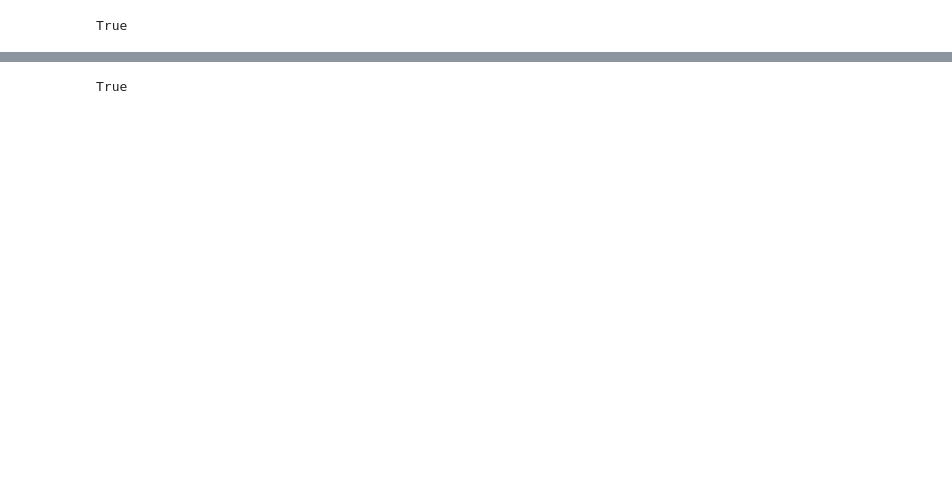
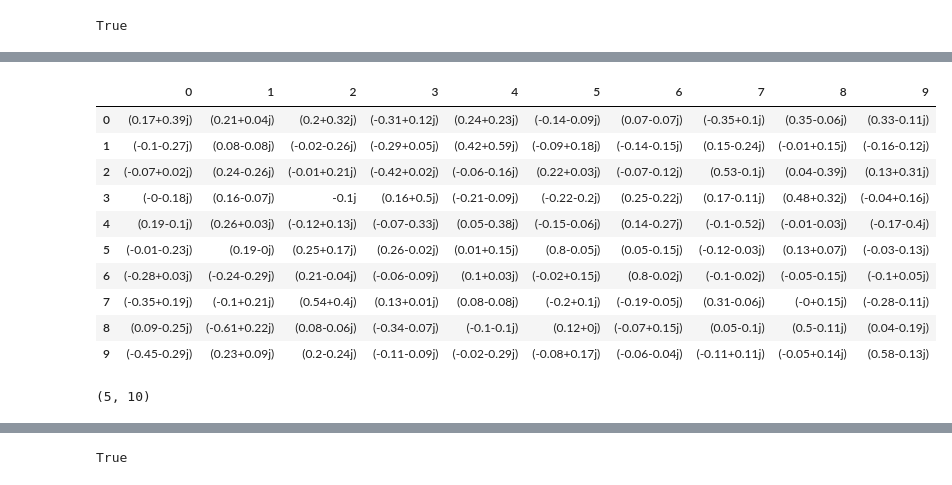
Before and after one commit to yang-zhang/numerical-linear-algebra, a Jupyter notebook: nbs/svd_scipy_numpy.ipynb, the cells around one changed output, grey strips where cells are left out. Drawn from its saved outputs; the diff is of its cells as text; code cells hidden in the pictures; blank space fills up the shorter version.

```diff
--- a/nbs/svd_scipy_numpy.ipynb
+++ b/nbs/svd_scipy_numpy.ipynb
@@ -60,0 +138,5 @@ True
+# %%
+m, n = 5, 10
+# %%
+a = np.random.randn(m, n) + 1j*np.random.randn(m, n)
+df(a)
@@ -60,0 +152,2 @@ True
+# %%
+u, s, vh = svd(a, full_matrices=True)
@@ -60,0 +167,21 @@ True
+# %%
+df(vh)
+# %% [output]
+|  | 0 | 1 | 2 | 3 | 4 | 5 | 6 | 7 | 8 | 9 |
+| 0 | (0.17+0.39j) | (0.21+0.04j) | (0.2+0.32j) | (-0.31+0.12j) | (0.24+0.23j) | (-0.14-0.09j) | (0.07-0.07j) | (-0.35+0.1j) | (0.35-0.06j) | (0.33-0.11j) |
+| 1 | (-0.1-0.27j) | (0.08-0.08j) | (-0.02-0.26j) | (-0.29+0.05j) | (0.42+0.59j) | (-0.09+0.18j) | (-0.14-0.15j) | (0.15-0.24j) | (-0.01+0.15j) | (-0.16-0.12j) |
+| 2 | (-0.07+0.02j) | (0.24-0.26j) | (-0.01+0.21j) | (-0.42+0.02j) | (-0.06-0.16j) | (0.22+0.03j) | (-0.07-0.12j) | (0.53-0.1j) | (0.04-0.39j) | (0.13+0.31j) |
+| 3 | (-0-0.18j) | (0.16-0.07j) | -0.1j | (0.16+0.5j) | (-0.21-0.09j) | (-0.22-0.2j) | (0.25-0.22j) | (0.17-0.11j) | (0.48+0.32j) | (-0.04+0.16j) |
+| 4 | (0.19-0.1j) | (0.26+0.03j) | (-0.12+0.13j) | (-0.07-0.33j) | (0.05-0.38j) | (-0.15-0.06j) | (0.14-0.27j) | (-0.1-0.52j) | (-0.01-0.03j) | (-0.17-0.4j) |
+| 5 | (-0.01-0.23j) | (0.19-0j) | (0.25+0.17j) | (0.26-0.02j) | (0.01+0.15j) | (0.8-0.05j) | (0.05-0.15j) | (-0.12-0.03j) | (0.13+0.07j) | (-0.03-0.13j) |
+| 6 | (-0.28+0.03j) | (-0.24-0.29j) | (0.21-0.04j) | (-0.06-0.09j) | (0.1+0.03j) | (-0.02+0.15j) | (0.8-0.02j) | (-0.1-0.02j) | (-0.05-0.15j) | (-0.1+0.05j) |
+| 7 | (-0.35+0.19j) | (-0.1+0.21j) | (0.54+0.4j) | (0.13+0.01j) | (0.08-0.08j) | (-0.2+0.1j) | (-0.19-0.05j) | (0.31-0.06j) | (-0+0.15j) | (-0.28-0.11j) |
+| 8 | (0.09-0.25j) | (-0.61+0.22j) | (0.08-0.06j) | (-0.34-0.07j) | (-0.1-0.1j) | (0.12+0j) | (-0.07+0.15j) | (0.05-0.1j) | (0.5-0.11j) | (0.04-0.19j) |
+| 9 | (-0.45-0.29j) | (0.23+0.09j) | (0.2-0.24j) | (-0.11-0.09j) | (-0.02-0.29j) | (-0.08+0.17j) | (-0.06-0.04j) | (-0.11+0.11j) | (-0.05+0.14j) | (0.58-0.13j) |
+# %%
+S = np.zeros((m, n), dtype=complex)
+min_mn = min(m, n)
+S[:min_mn, :min_mn] = np.diag(s)
+S.shape
+# %% [output]
+(5, 10)
```
Also changed, not shown: parts of 34 cells of this notebook, 3 other files.
